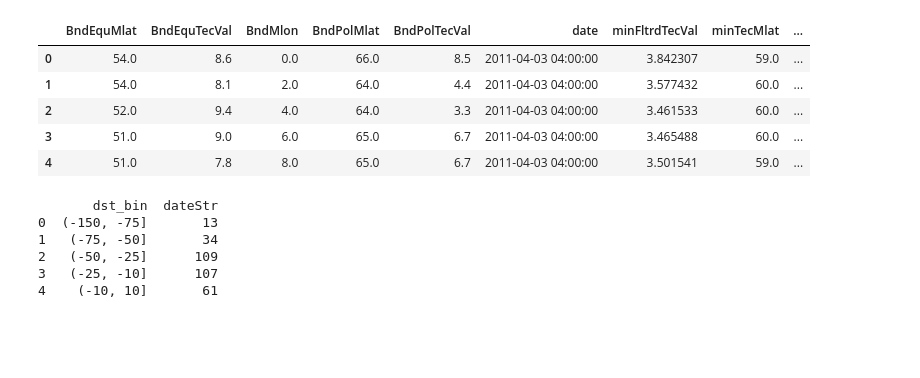
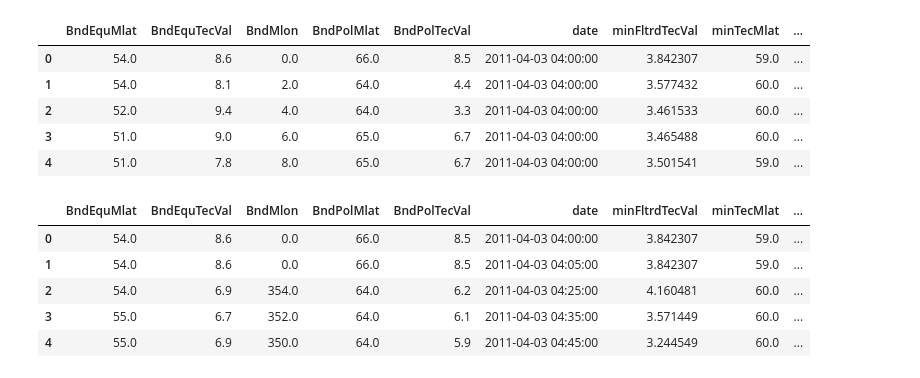
Before and after one commit to bharatreddy/tec-analysis, a Jupyter notebook: ipy/newTrgh.ipynb, the cells around one changed output. Drawn from its saved outputs; the diff is of its cells as text; code cells hidden in the pictures; blank space fills up the shorter version.

```diff
--- a/ipy/newTrgh.ipynb
+++ b/ipy/newTrgh.ipynb
@@ -12,6 +12,16 @@ from matplotlib.colors import Normalize
 from matplotlib import ticker
 import seaborn as sns
 %matplotlib inline
+# %%
+def convert_mlon_to_mlt(row):
+    currDate = row["date"]
+    currMLT = aacgm.mltFromYmdhms(\
+                      currDate.year, currDate.month,
+                                currDate.day, currDate.hour,
+                                currDate.minute, currDate.second,
+                                row["BndMlon"])
+    currMLT = round(currMLT * 10) / 10
+    return currMLT
 # %%
 # get dst index vals from wdc kyoto website
 # create a list of dates with monthly freq
@@ -30,7 +40,7 @@ for dt in daterange:
         # create the url
         currUrl = "http://wdc.kugi.kyoto-u.ac.jp/" + "dst_realtime" + \
             "/" + str(dt.year) + monthStr + "/index.html"
-    elif ( (dt.year > 2011) and (dt.year < 2015) ):
+    elif ( (dt.year > 2012) and (dt.year < 2015) ):
         # create the url
         currUrl = "http://wdc.kugi.kyoto-u.ac.jp/" + "dst_provisional" + \
             "/" + str(dt.year) + monthStr + "/index.html"
@@ -119,8 +129,12 @@ fltTecDataDF.columns = [ 'BndEquMlat', 'BndEquTecVal', 'BndMlon', 'BndPolMlat',
                        'BndPolTecVal', 'date', 'minFltrdTecVal', 'minTecMlat',
                        'minTecVal', 'dateStr', 'hour', 'dst_date',
                        'dst_index', 'dst_bin' ]
-# Change MLON from 0 to 360 format to -180 to 180 format
-fltTecDataDF["BndMlon"] = [ x if x <=180. else x-360. for x in fltTecDataDF["BndMlon"] ]
+# GET MLT from MLON
+fltTecDataDF["BndMLT"] = fltTecDataDF.apply( convert_mlon_to_mlt, axis=1 )
+# GET NORMMLT
+fltTecDataDF['BndNormMLT'] = [x-24 if x >= 12 else x for x in fltTecDataDF['BndMLT']]
+# Round to nearest half
+# fltTecDataDF['BndNormMLTRnd'] = [ round(x * 4) / 4 for x in fltTecDataDF['BndNormMLT'] ]
 fltTecDataDF.head()
 # %% [output]
 |  | BndEquMlat | BndEquTecVal | BndMlon | BndPolMlat | BndPolTecVal | date | minFltrdTecVal | minTecMlat | ... |
@@ -129,18 +143,33 @@ fltTecDataDF.head()
 | 2 | 52.0 | 9.4 | 4.0 | 64.0 | 3.3 | 2011-04-03 04:00:00 | 3.461533 | 60.0 | ... |
 | 3 | 51.0 | 9.0 | 6.0 | 65.0 | 6.7 | 2011-04-03 04:00:00 | 3.465488 | 60.0 | ... |
 | 4 | 51.0 | 7.8 | 8.0 | 65.0 | 6.7 | 2011-04-03 04:00:00 | 3.501541 | 59.0 | ... |
-# %%
-trghMeanDF = fltTecDataDF.groupby( [ "BndMlon", "dst_bin" ] ).mean().reset_index()
-trghMeanDF.dropna(inplace=True)
-trghMeanDF.head()
-# get a count of how many values are present in each dst group
-cntGrps = fltTecDataDF[ ["dateStr", "dst_bin"] ].groupby( [ "dst_bin" ] ).aggregate(lambda x: len(set(list(x)))).reset_index()
-# cntGrps["len"] = [ set(x) for x in cntGrps["dateStr"] ]
-print cntGrps
-# %% [output]
-       dst_bin  dateStr
-0  (-150, -75]       13
-1   (-75, -50]       34
-2   (-50, -25]      109
-3   (-25, -10]      107
-4    (-10, 10]       61
+# %%
+# Apply some filters to weed out some bad data/events
+# 1) data size by MLT and dst_bin
+sizeMLTDstDF = fltTecDataDF.groupby( [ "BndNormMLT", "dst_bin" ] ).size().reset_index()
+sizeMLTDstDF.columns = [ "BndNormMLT", "dst_bin", "size" ]
+# Now we'll calculate percentage of data at each MLT
+# We calculate the percentages by grouping data by dst_bins
+# similar to our PSAPS calculation
+maxSizeDst = sizeMLTDstDF.groupby( "dst_bin" ).max().reset_index()
+maxSizeDst = maxSizeDst[ ["dst_bin", "size"] ]
+maxSizeDst.columns = [ "dst_bin", "max_size" ]
+# Join the maxsize with countDF to get %
+sizeMLTDstDF = pandas.merge( sizeMLTDstDF, maxSizeDst, on="dst_bin" )
+sizeMLTDstDF["perc_occ"] = sizeMLTDstDF["size"]/sizeMLTDstDF["max_size"]
+# Select only those data points which have more than 20% prob of occ
+sizeMLTDstDF = sizeMLTDstDF[ \
+                    sizeMLTDstDF["perc_occ"] >= 0.2\
+                    ].reset_index(drop=True)
+# Now limit fltTecDataDF to only those dst_bin, MLT combinations
+fltTecDataDF = pandas.merge( fltTecDataDF, sizeMLTDstDF,\
+                            on=["BndNormMLT", "dst_bin"], how="inner" )
+fltTecDataDF.head()
+# cntMLTDstDF.plot(x="BndNormMLT",y="size")
+# %% [output]
+|  | BndEquMlat | BndEquTecVal | BndMlon | BndPolMlat | BndPolTecVal | date | minFltrdTecVal | minTecMlat | ... |
+| 0 | 54.0 | 8.6 | 0.0 | 66.0 | 8.5 | 2011-04-03 04:00:00 | 3.842307 | 59.0 | ... |
+| 1 | 54.0 | 8.6 | 0.0 | 66.0 | 8.5 | 2011-04-03 04:05:00 | 3.842307 | 59.0 | ... |
+| 2 | 54.0 | 6.9 | 354.0 | 64.0 | 6.2 | 2011-04-03 04:25:00 | 4.160481 | 60.0 | ... |
+| 3 | 55.0 | 6.7 | 352.0 | 64.0 | 6.1 | 2011-04-03 04:35:00 | 3.571449 | 60.0 | ... |
+| 4 | 55.0 | 6.9 | 350.0 | 64.0 | 5.9 | 2011-04-03 04:45:00 | 3.244549 | 60.0 | ... |
```
Also changed, not shown: parts of 4 cells of this notebook, 2 other files.
